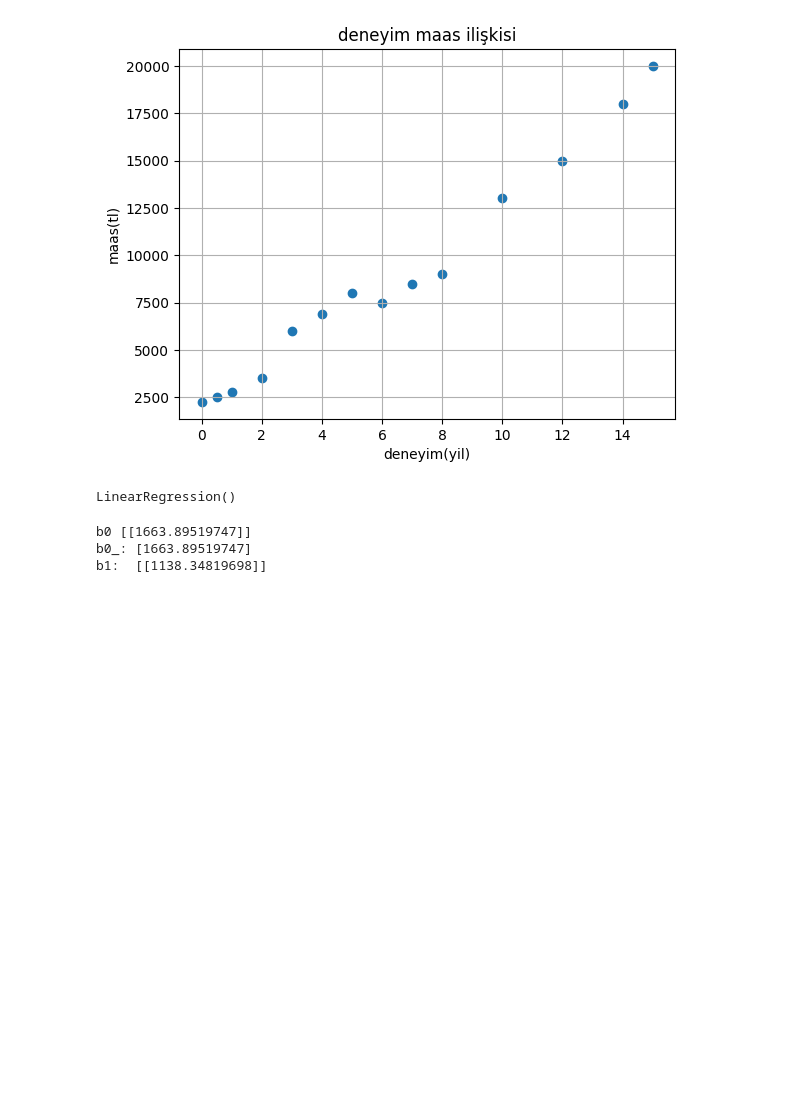
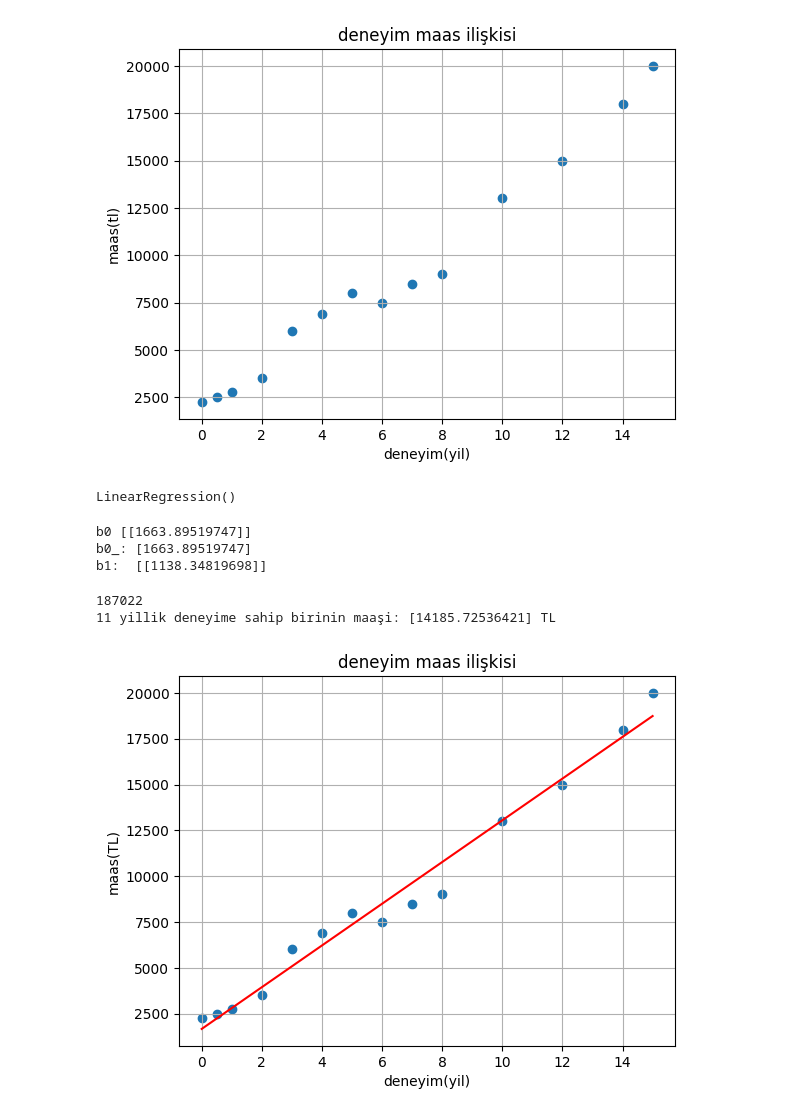
Before and after one commit to EmreUludag0/BTK-VeriBilimiMakineOgrenimiBootcamp, a Jupyter notebook: pythonMakineOgrenmesi/makineOgrenimi.ipynb, the cells around one changed output. Cells and saved outputs as stored; diff of their text form; code cells hidden in the pictures; blank space fills up the shorter version.

Commit message:
Regresyonlar

```diff
--- a/pythonMakineOgrenmesi/makineOgrenimi.ipynb
+++ b/pythonMakineOgrenmesi/makineOgrenimi.ipynb
@@ -56,3 +59,37 @@ print("b1: ",b1)
 b0 [[1663.89519747]]
 b0_: [1663.89519747]
 b1:  [[1138.34819698]]
+# %%
+# maas  = 1663 + 1138 * deneyim
+# y eksenini kestiği nokta ve eğime göre doğrusal model oluşturulur.
+
+deneyim = 11 # 11 yıllık deneyim
+
+# 11 yıllık deneyime sahip birinin maaşı tahmin edilir.
+maas_yeni = 17002 * deneyim
+print(maas_yeni)
+
+#11 yıllık deneyime sahip birinin maaşı predict metodu ile tahmin edilebilir.
+sonuc = linear_reg.predict(np.array([deneyim]).reshape(1,-1))
+print("11 yillik deneyime sahip birinin maaşi: {} TL".format(sonuc[0]))
+# %% [output]
+187022
+11 yillik deneyime sahip birinin maaşi: [14185.72536421] TL
+# %%
+# Dogrusal  Regresyon Modeli ile Test / Tahmin / Görselleştirme
+array = np.array([0,1,2,3,4,5,6,7,8,9,10,11,12,13,14,15]).reshape(-1,1)
+
+plt.figure
+plt.scatter(x,y)
+
+#0-15 yillari arasinda deneyime sahip insanlarin maasi tahmin edilebilir.
+y_head = linear_reg.predict(array) #y_head = maas
+
+plt.plot(array, y_head, color = "red") # deneyim, maas
+plt.xlabel("deneyim(yil)")
+plt.ylabel("maas(TL)")
+plt.title("deneyim maas ilişkisi")
+plt.grid(True)
+plt.show()
+# %% [output]
+[figure, added]
```
Also changed, not shown: parts of 2 cells of this notebook, 1 other file.
